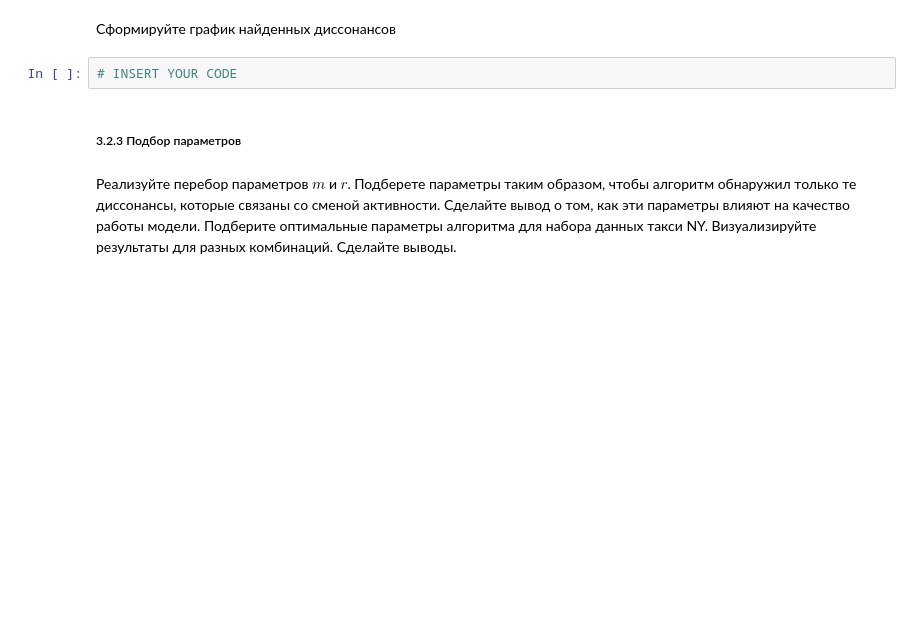
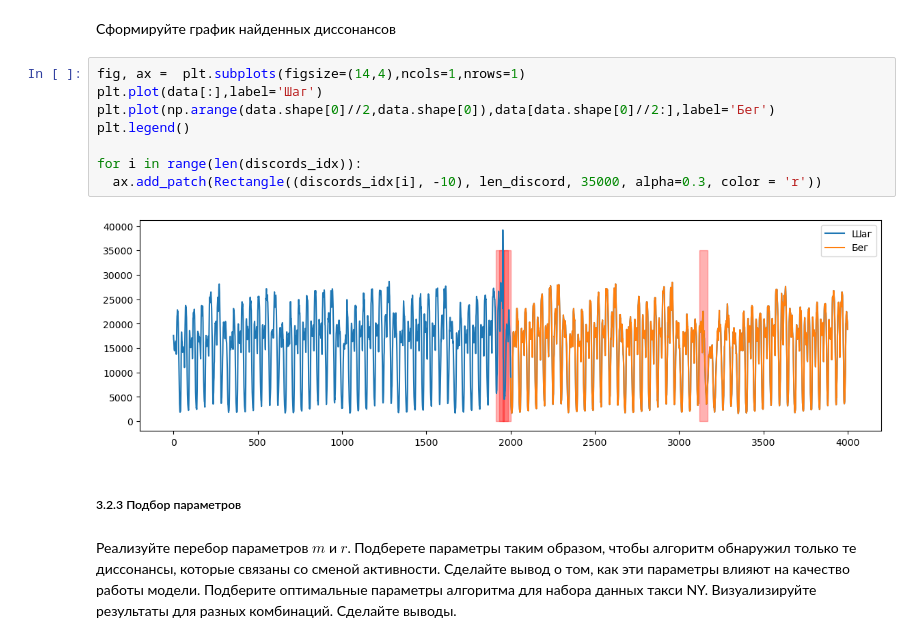
Before and after one commit to Smusyc/2023-Sotin-TimeSeriesCourse, a Jupyter notebook: practice/03 Discords/03 Discords.ipynb, the cells around one changed output. Cells and saved outputs as stored; diff of their text form; blank space fills up the shorter version.

```diff
--- a/practice/03 Discords/03 Discords.ipynb
+++ b/practice/03 Discords/03 Discords.ipynb
@@ -271,7 +324,15 @@ len(discords_idx)/len(data)*100
 # %% [markdown]
 Сформируйте график найденных диссонансов
 # %%
-# INSERT YOUR CODE
+fig, ax =  plt.subplots(figsize=(14,4),ncols=1,nrows=1)
+plt.plot(data[:],label='Шаг')
+plt.plot(np.arange(data.shape[0]//2,data.shape[0]),data[data.shape[0]//2:],label='Бег')
+plt.legend()
+
+for i in range(len(discords_idx)):
+  ax.add_patch(Rectangle((discords_idx[i], -10), len_discord, 35000, alpha=0.3, color = 'r'))
+# %% [output]
+[figure, added]
 # %% [markdown]
 ##### 3.2.3 Подбор параметров
 # %% [markdown]
```
Also changed, not shown: parts of 28 cells of this notebook.
